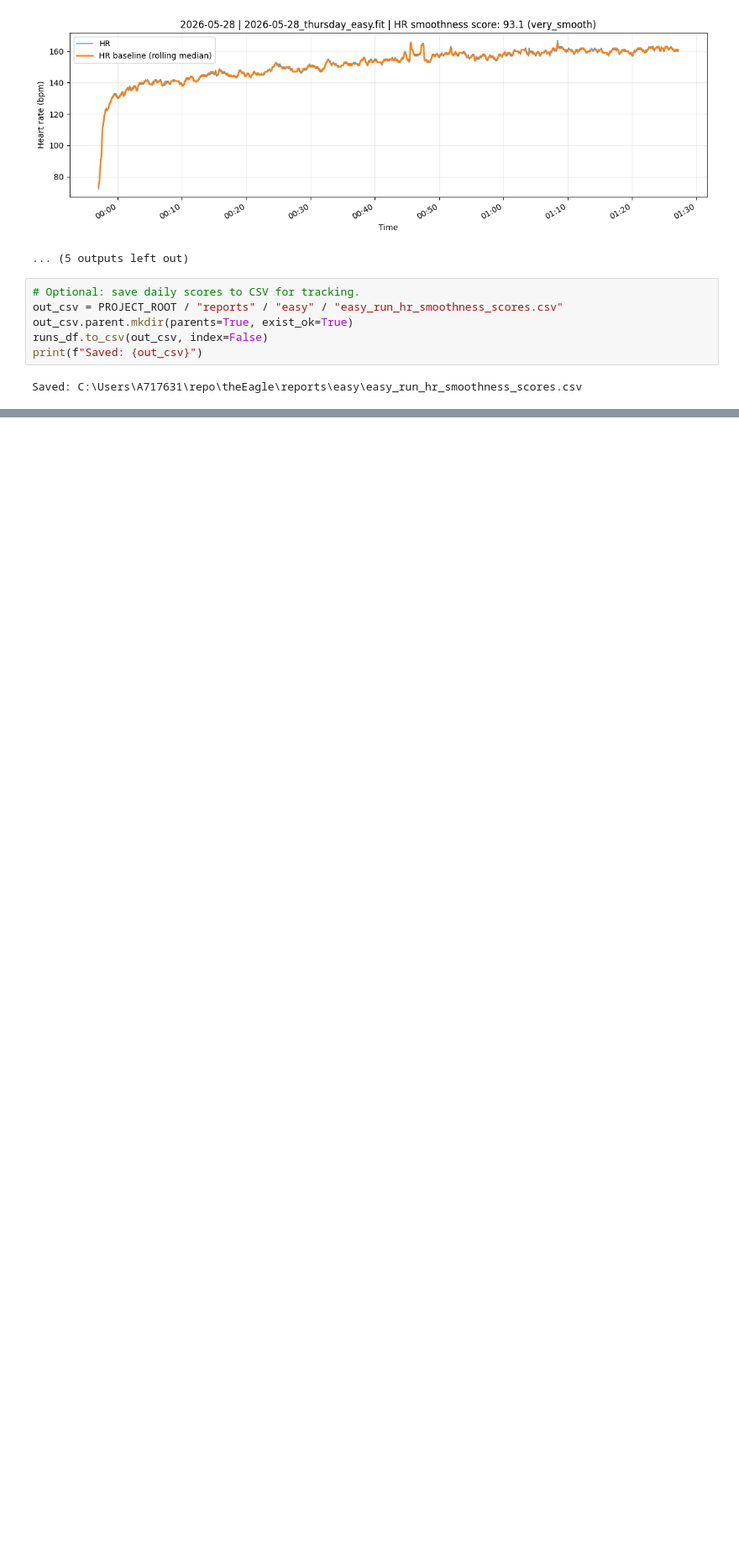
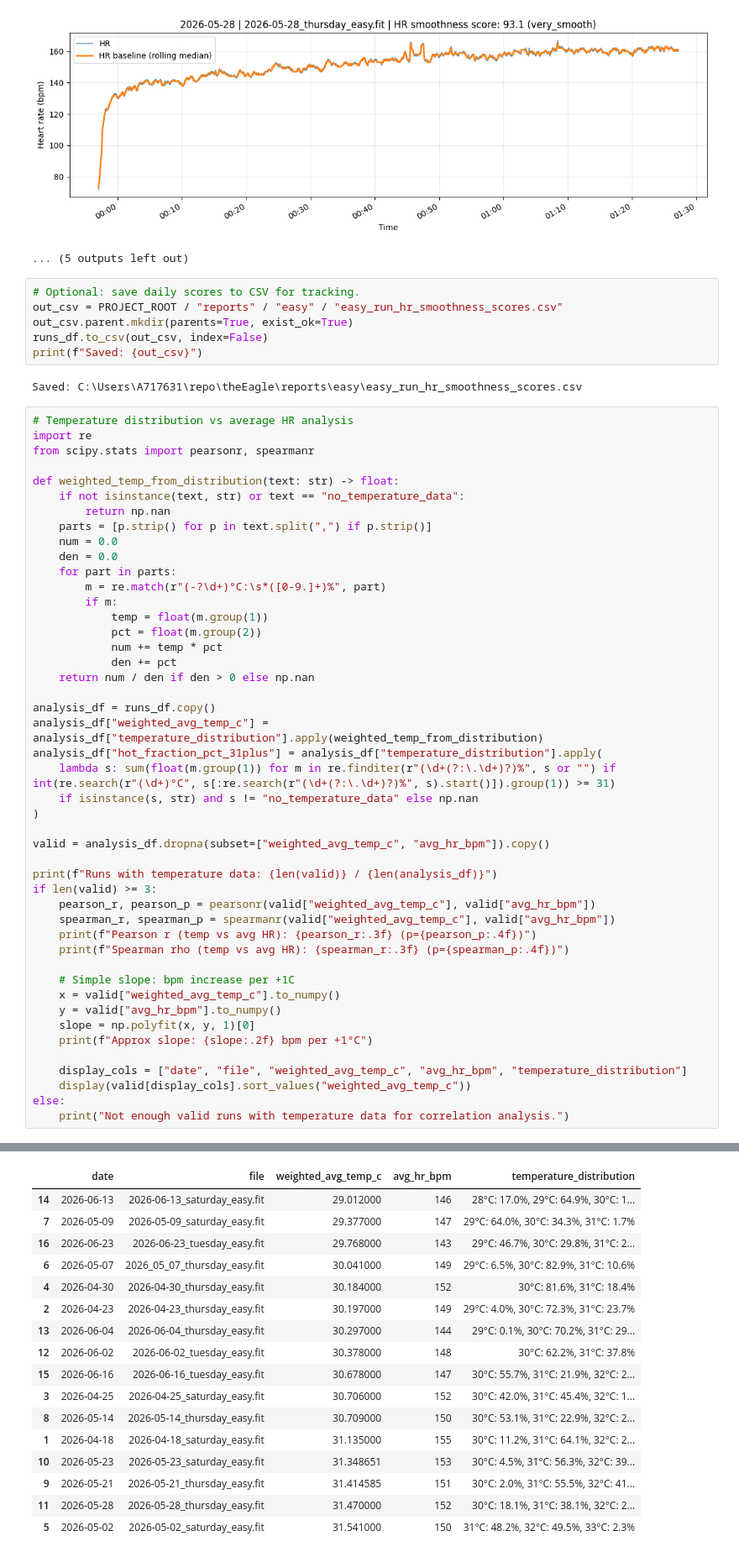
Before and after one commit to jvinodraj/theEagle, a Jupyter notebook: notebooks/easy_run_daily_hr_smoothness.ipynb, the cells around one changed output, grey strips where cells are left out. Shown at 84% size. Drawn from its saved outputs; the diff is of its cells as text; blank space fills up the shorter version.

```diff
--- a/notebooks/easy_run_daily_hr_smoothness.ipynb
+++ b/notebooks/easy_run_daily_hr_smoothness.ipynb
@@ -208,3 +289,50 @@ runs_df.to_csv(out_csv, index=False)
 print(f"Saved: {out_csv}")
 # %% [output]
 Saved: C:\Users\A717631\repo\theEagle\reports\easy\easy_run_hr_smoothness_scores.csv
+# %%
+# Temperature distribution vs average HR analysis
+import re
+from scipy.stats import pearsonr, spearmanr
+
+def weighted_temp_from_distribution(text: str) -> float:
+    if not isinstance(text, str) or text == "no_temperature_data":
+        return np.nan
+    parts = [p.strip() for p in text.split(",") if p.strip()]
+    num = 0.0
+    den = 0.0
+    for part in parts:
+        m = re.match(r"(-?\d+)°C:\s*([0-9.]+)%", part)
+        if m:
+            temp = float(m.group(1))
+            pct = float(m.group(2))
+            num += temp * pct
+            den += pct
+    return num / den if den > 0 else np.nan
+
+analysis_df = runs_df.copy()
+analysis_df["weighted_avg_temp_c"] = analysis_df["temperature_distribution"].apply(weighted_temp_from_distribution)
+analysis_df["hot_fraction_pct_31plus"] = analysis_df["temperature_distribution"].apply(
+    lambda s: sum(float(m.group(1)) for m in re.finditer(r"(\d+(?:\.\d+)?)%", s or "") if int(re.search(r"(\d+)°C", s[:re.search(r"(\d+(?:\.\d+)?)%", s).start()]).group(1)) >= 31)
+    if isinstance(s, str) and s != "no_temperature_data" else np.nan
+)
+
+valid = analysis_df.dropna(subset=["weighted_avg_temp_c", "avg_hr_bpm"]).copy()
+
+print(f"Runs with temperature data: {len(valid)} / {len(analysis_df)}")
+if len(valid) >= 3:
+    pearson_r, pearson_p = pearsonr(valid["weighted_avg_temp_c"], valid["avg_hr_bpm"])
+    spearman_r, spearman_p = spearmanr(valid["weighted_avg_temp_c"], valid["avg_hr_bpm"])
+    print(f"Pearson r (temp vs avg HR): {pearson_r:.3f} (p={pearson_p:.4f})")
+    print(f"Spearman rho (temp vs avg HR): {spearman_r:.3f} (p={spearman_p:.4f})")
+
+    # Simple slope: bpm increase per +1C
+    x = valid["weighted_avg_temp_c"].to_numpy()
+    y = valid["avg_hr_bpm"].to_numpy()
+    slope = np.polyfit(x, y, 1)[0]
+    print(f"Approx slope: {slope:.2f} bpm per +1°C")
+
+    display_cols = ["date", "file", "weighted_avg_temp_c", "avg_hr_bpm", "temperature_distribution"]
+    display(valid[display_cols].sort_values("weighted_avg_temp_c"))
+else:
+    print("Not enough valid runs with temperature data for correlation analysis.")
+# %% [output]
@@ -210,0 +343,17 @@ Saved: C:\Users\A717631\repo\theEagle\reports\easy\easy_run_hr_smoothness_scores
+|  | date | file | weighted_avg_temp_c | avg_hr_bpm | temperature_distribution |
+| 14 | 2026-06-13 | 2026-06-13_saturday_easy.fit | 29.012000 | 146 | 28°C: 17.0%, 29°C: 64.9%, 30°C: 1... |
+| 7 | 2026-05-09 | 2026-05-09_saturday_easy.fit | 29.377000 | 147 | 29°C: 64.0%, 30°C: 34.3%, 31°C: 1.7% |
+| 16 | 2026-06-23 | 2026-06-23_tuesday_easy.fit | 29.768000 | 143 | 29°C: 46.7%, 30°C: 29.8%, 31°C: 2... |
+| 6 | 2026-05-07 | 2026_05_07_thursday_easy.fit | 30.041000 | 149 | 29°C: 6.5%, 30°C: 82.9%, 31°C: 10.6% |
+| 4 | 2026-04-30 | 2026-04-30_thursday_easy.fit | 30.184000 | 152 | 30°C: 81.6%, 31°C: 18.4% |
+| 2 | 2026-04-23 | 2026-04-23_thursday_easy.fit | 30.197000 | 149 | 29°C: 4.0%, 30°C: 72.3%, 31°C: 23.7% |
+| 13 | 2026-06-04 | 2026-06-04_thursday_easy.fit | 30.297000 | 144 | 29°C: 0.1%, 30°C: 70.2%, 31°C: 29... |
+| 12 | 2026-06-02 | 2026-06-02_tuesday_easy.fit | 30.378000 | 148 | 30°C: 62.2%, 31°C: 37.8% |
+| 15 | 2026-06-16 | 2026-06-16_tuesday_easy.fit | 30.678000 | 147 | 30°C: 55.7%, 31°C: 21.9%, 32°C: 2... |
+| 3 | 2026-04-25 | 2026-04-25_saturday_easy.fit | 30.706000 | 152 | 30°C: 42.0%, 31°C: 45.4%, 32°C: 1... |
+| 8 | 2026-05-14 | 2026-05-14_thursday_easy.fit | 30.709000 | 150 | 30°C: 53.1%, 31°C: 22.9%, 32°C: 2... |
+| 1 | 2026-04-18 | 2026-04-18_saturday_easy.fit | 31.135000 | 155 | 30°C: 11.2%, 31°C: 64.1%, 32°C: 2... |
+| 10 | 2026-05-23 | 2026-05-23_saturday_easy.fit | 31.348651 | 153 | 30°C: 4.5%, 31°C: 56.3%, 32°C: 39... |
+| 9 | 2026-05-21 | 2026-05-21_thursday_easy.fit | 31.414585 | 151 | 30°C: 2.0%, 31°C: 55.5%, 32°C: 41... |
+| 11 | 2026-05-28 | 2026-05-28_thursday_easy.fit | 31.470000 | 152 | 30°C: 18.1%, 31°C: 38.1%, 32°C: 2... |
+| 5 | 2026-05-02 | 2026-05-02_saturday_easy.fit | 31.541000 | 150 | 31°C: 48.2%, 32°C: 49.5%, 33°C: 2.3% |
```
Also changed, not shown: parts of 4 cells of this notebook.
